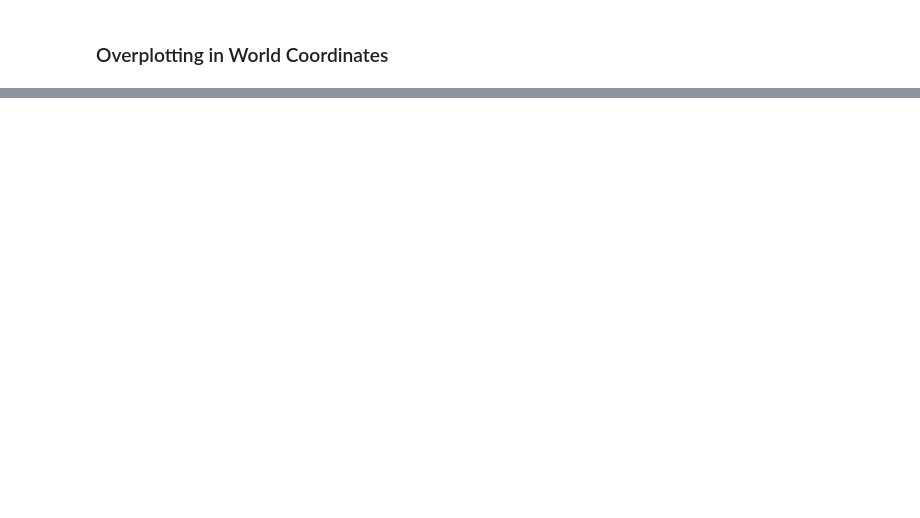
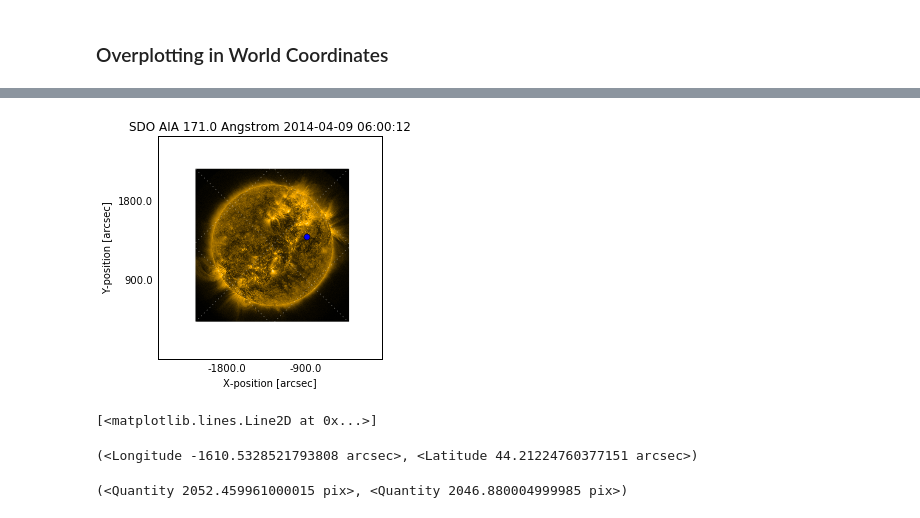
Before and after one commit to OpenAstronomy/workshop_sunpy_astropy, a Jupyter notebook: xx-astroimage/Astro_Images.ipynb, the cells around one changed output, grey strips where cells are left out. Cells and saved outputs as stored; diff of their text form; code cells hidden in the pictures; blank space fills up the shorter version.

```diff
--- a/xx-astroimage/Astro_Images.ipynb
+++ b/xx-astroimage/Astro_Images.ipynb
@@ -245,0 +248,21 @@ ax.plot(189.25, 14.23, 'o', transform=ax.get_transform('world'))
+# %%
+amap = sunpy.map.Map(AIA_171_ROLL_IMAGE)
+
+im = amap.plot()
+ax = plt.gca()
+
+x = 500*u.arcsec
+y = -300*u.arcsec
+
+ax.plot(x.to(u.deg), y.to(u.deg), 'o', transform=ax.get_transform('world'))
+# %% [output]
+[figure, added]
+[<matplotlib.lines.Line2D at 0x...>]
+# %%
+amap.pixel_to_data(100*u.pix, 200*u.pix)
+# %% [output]
+(<Longitude -1610.5328521793808 arcsec>, <Latitude 44.21224760377151 arcsec>)
+# %%
+amap.data_to_pixel(0*u.arcsec, 0*u.arcsec)
+# %% [output]
+(<Quantity 2052.459961000015 pix>, <Quantity 2046.880004999985 pix>)
```
Also changed, not shown: parts of 17 cells of this notebook.
